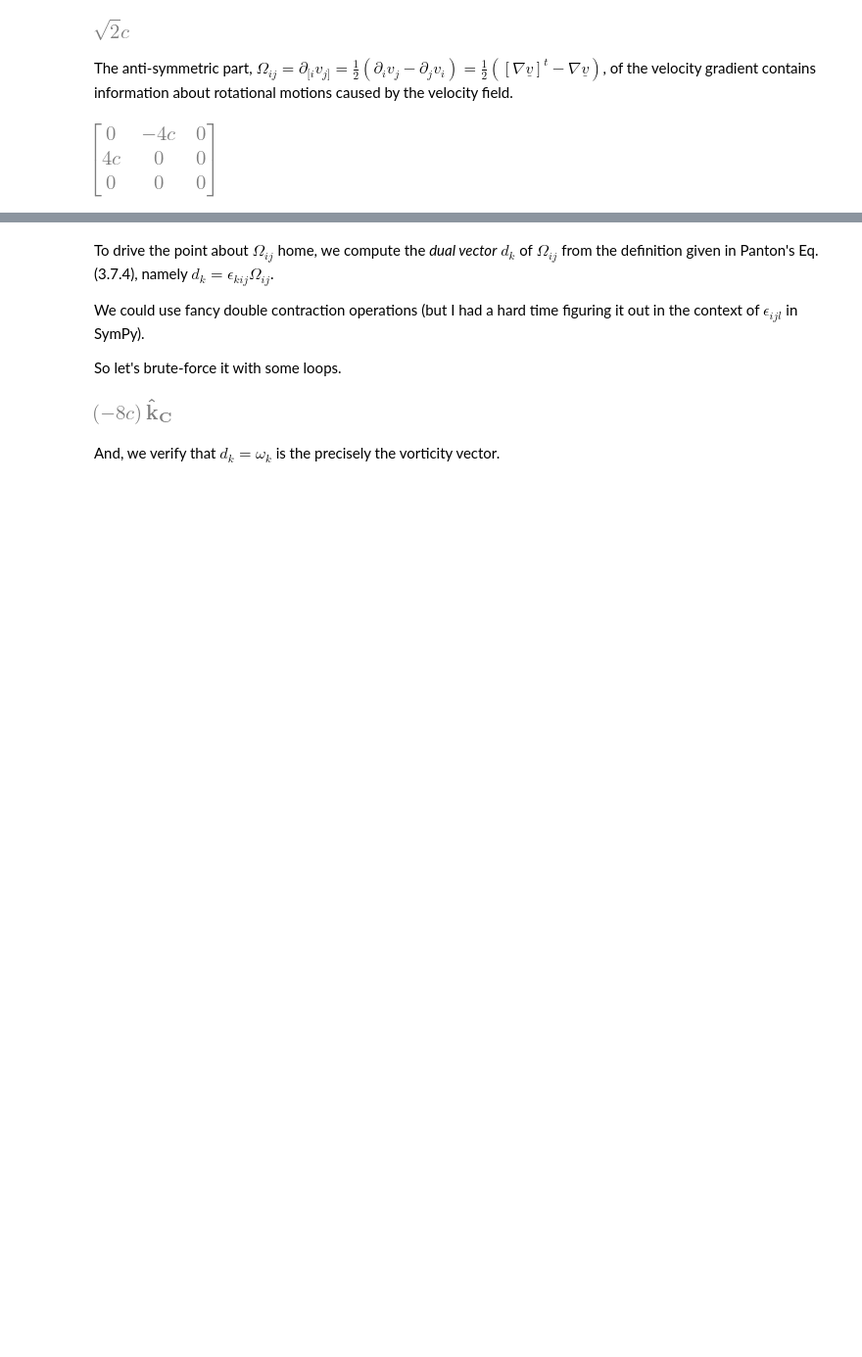
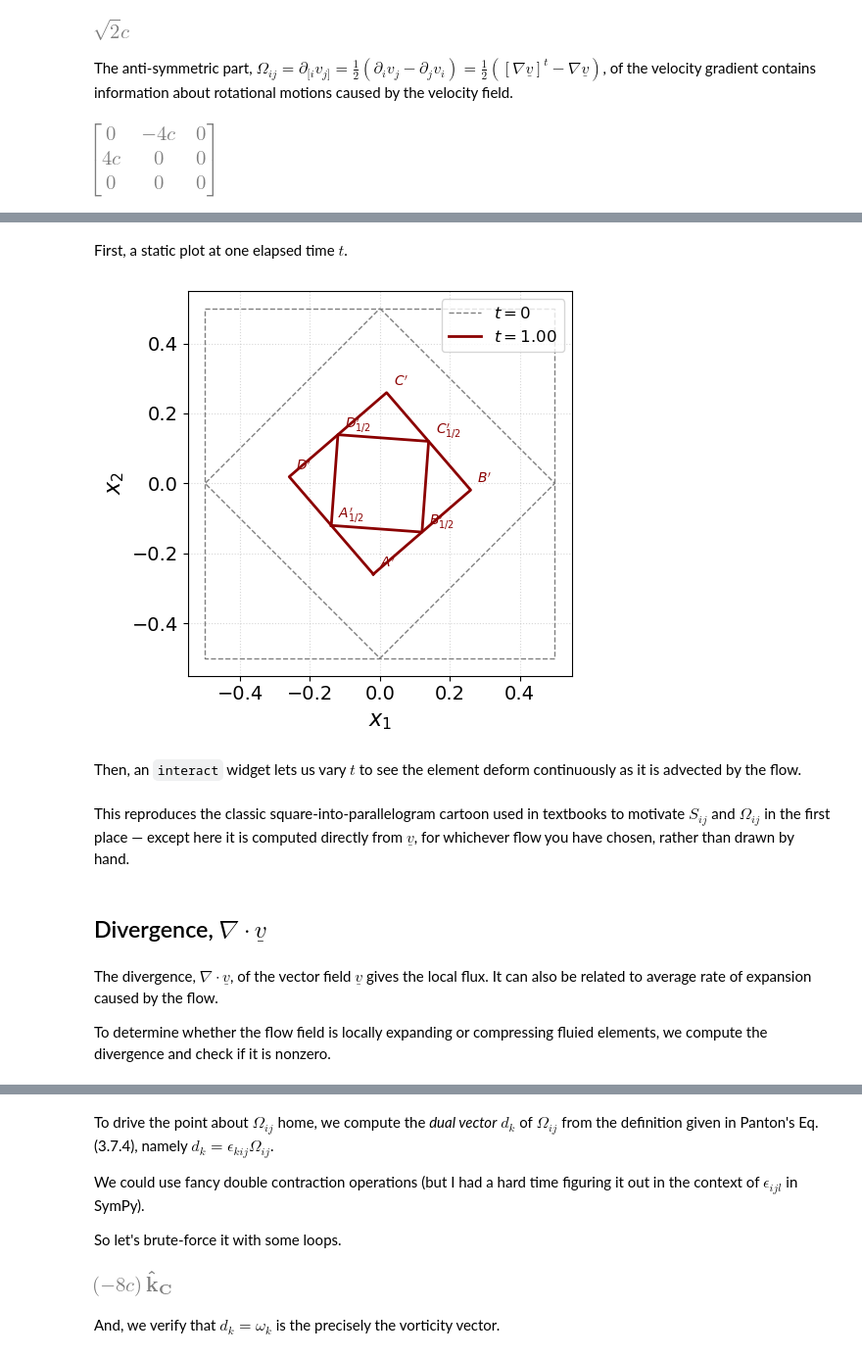
Before and after one commit to ichristov/intermediate-fluid-mechanics, a Jupyter notebook: kinematics_material_derivative.ipynb, the cells around one changed output, grey strips where cells are left out. Shown at 98% size. Saved outputs shown, nothing was run; the diff lists cells and outputs as text; code cells hidden in the pictures; blank space fills up the shorter version.

Commit message:
add square-into-parallelogram visualization

```diff
--- a/kinematics_material_derivative.ipynb
+++ b/kinematics_material_derivative.ipynb
@@ -132,0 +192,8 @@ Omegaij
+# %% [markdown]
+First, a static plot at one elapsed time $t$.
+# %%
+plot_func(1.0)
+# %% [output]
+[figure, added]
+# %% [markdown]
+Then, an `interact` widget lets us vary $t$ to see the element deform continuously as it is advected by the flow.
@@ -132,0 +204,8 @@ Omegaij
+# %% [markdown]
+This reproduces the classic square-into-parallelogram cartoon used in textbooks to motivate $S_{ij}$ and $\Omega_{ij}$ in the first place &mdash; except here it is computed directly from $\underline{v}$, for whichever flow you have chosen, rather than drawn by hand.
+# %% [markdown]
+## Divergence, $\nabla\cdot\underline{v}$
+# %% [markdown]
+The divergence, $\nabla\cdot\underline{v}$, of the vector field $\underline{v}$ gives the local flux. It can also be related to average rate of expansion caused by the flow.
+
+To determine whether the flow field is locally expanding or compressing fluied elements, we compute the divergence  and check if it is nonzero.
```
Also changed, not shown: parts of 24 cells of this notebook.
